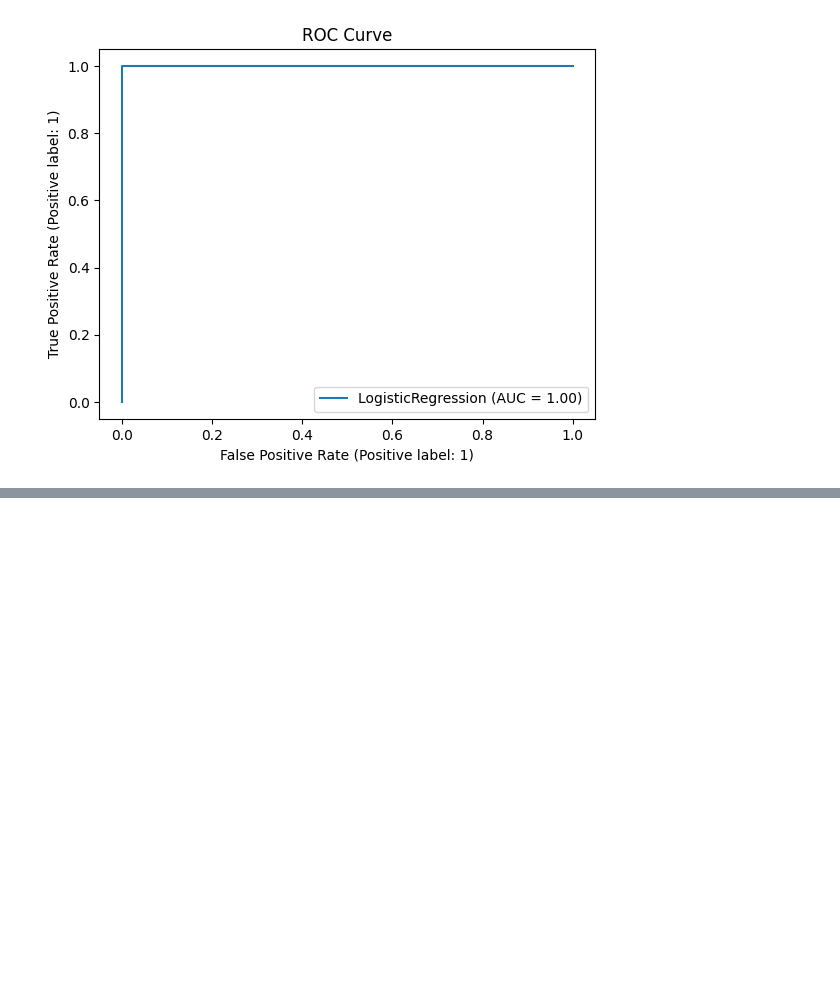
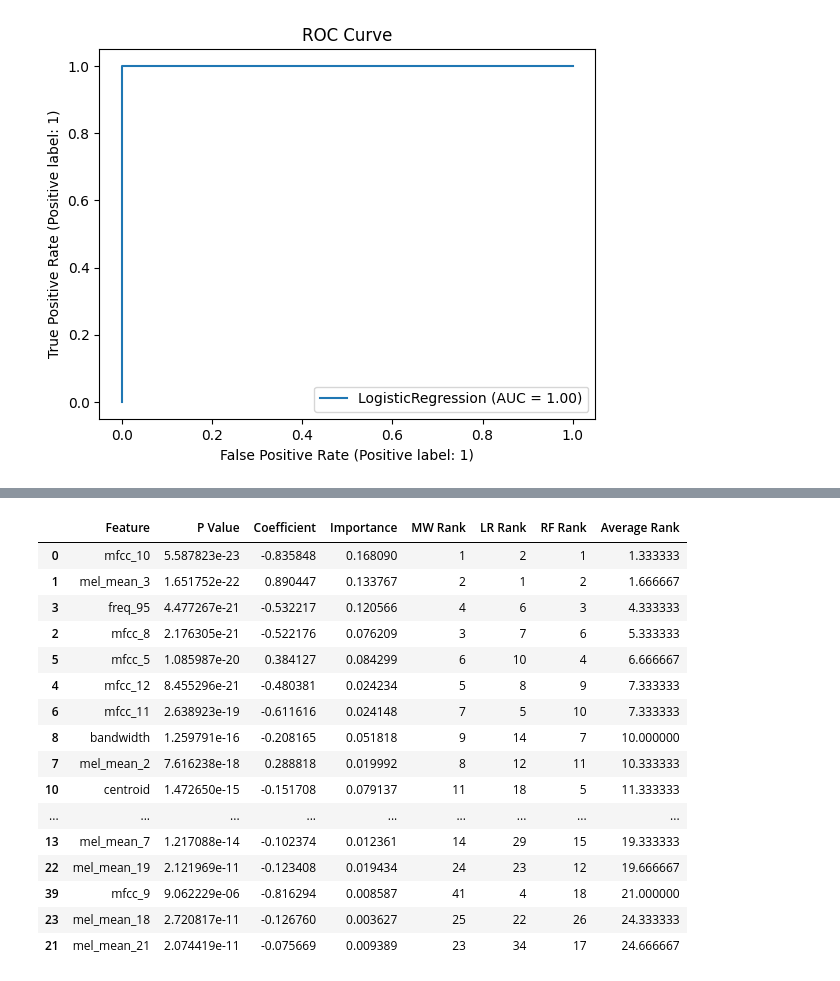
Before and after one commit to vu-a3em/a3em-python-package, a Jupyter notebook: a3em_package.ipynb, the cells around one changed output, grey strips where cells are left out. Cells and saved outputs as stored; diff of their text form; code cells hidden in the pictures; blank space fills up the shorter version.

```diff
--- a/a3em_package.ipynb
+++ b/a3em_package.ipynb
@@ -340,0 +507,91 @@ plt.show()
+# %%
+# Mann-Whitney U ranking
+mw_rank = results.copy()
+
+mw_rank = mw_rank.sort_values("P Value")
+
+mw_rank["MW Rank"] = range(1, len(mw_rank)+1)
+
+mw_rank = mw_rank[[
+    "Feature",
+    "MW Rank",
+    "P Value"
+]]
+
+# Logistic Regression ranking
+lr_rank = coefficients.copy()
+
+lr_rank = lr_rank.sort_values(
+    "Absolute Coefficient",
+    ascending=False
+)
+
+lr_rank["LR Rank"] = range(1, len(lr_rank)+1)
+
+lr_rank = lr_rank[[
+    "Feature",
+    "Coefficient",
+    "Absolute Coefficient",
+    "LR Rank"
+]]
+
+# Random Forest ranking
+rf_rank = rf_importance.copy()
+
+rf_rank = rf_rank.sort_values(
+    "Importance",
+    ascending=False
+)
+
+rf_rank["RF Rank"] = range(1, len(rf_rank)+1)
+
+rf_rank = rf_rank[[
+    "Feature",
+    "Importance",
+    "RF Rank"
+]]
+
+# merge
+comparison = (
+    mw_rank
+    .merge(lr_rank, on="Feature")
+    .merge(rf_rank, on="Feature")
+)
+
+# add overall ranking
+comparison["Average Rank"] = (
+    comparison["MW Rank"] +
+    comparison["LR Rank"] +
+    comparison["RF Rank"]
+) / 3
+comparison = comparison.sort_values("Average Rank")
+comparison = comparison[[
+    "Feature",
+    "P Value",
+    "Coefficient",
+    "Importance",
+    "MW Rank",
+    "LR Rank",
+    "RF Rank",
+    "Average Rank"
+]]
+
+comparison.head(20)
+# %% [output]
+|  | Feature | P Value | Coefficient | Importance | MW Rank | LR Rank | RF Rank | Average Rank |
+| 0 | mfcc_10 | 5.587823e-23 | -0.835848 | 0.168090 | 1 | 2 | 1 | 1.333333 |
+| 1 | mel_mean_3 | 1.651752e-22 | 0.890447 | 0.133767 | 2 | 1 | 2 | 1.666667 |
+| 3 | freq_95 | 4.477267e-21 | -0.532217 | 0.120566 | 4 | 6 | 3 | 4.333333 |
+| 2 | mfcc_8 | 2.176305e-21 | -0.522176 | 0.076209 | 3 | 7 | 6 | 5.333333 |
+| 5 | mfcc_5 | 1.085987e-20 | 0.384127 | 0.084299 | 6 | 10 | 4 | 6.666667 |
+| 4 | mfcc_12 | 8.455296e-21 | -0.480381 | 0.024234 | 5 | 8 | 9 | 7.333333 |
+| 6 | mfcc_11 | 2.638923e-19 | -0.611616 | 0.024148 | 7 | 5 | 10 | 7.333333 |
+| 8 | bandwidth | 1.259791e-16 | -0.208165 | 0.051818 | 9 | 14 | 7 | 10.000000 |
+| 7 | mel_mean_2 | 7.616238e-18 | 0.288818 | 0.019992 | 8 | 12 | 11 | 10.333333 |
+| 10 | centroid | 1.472650e-15 | -0.151708 | 0.079137 | 11 | 18 | 5 | 11.333333 |
+| ... | ... | ... | ... | ... | ... | ... | ... | ... |
+| 13 | mel_mean_7 | 1.217088e-14 | -0.102374 | 0.012361 | 14 | 29 | 15 | 19.333333 |
+| 22 | mel_mean_19 | 2.121969e-11 | -0.123408 | 0.019434 | 24 | 23 | 12 | 19.666667 |
+| 39 | mfcc_9 | 9.062229e-06 | -0.816294 | 0.008587 | 41 | 4 | 18 | 21.000000 |
+| 23 | mel_mean_18 | 2.720817e-11 | -0.126760 | 0.003627 | 25 | 22 | 26 | 24.333333 |
+| 21 | mel_mean_21 | 2.074419e-11 | -0.075669 | 0.009389 | 23 | 34 | 17 | 24.666667 |
```
Also changed, not shown: parts of 18 cells of this notebook, 1 other file.
